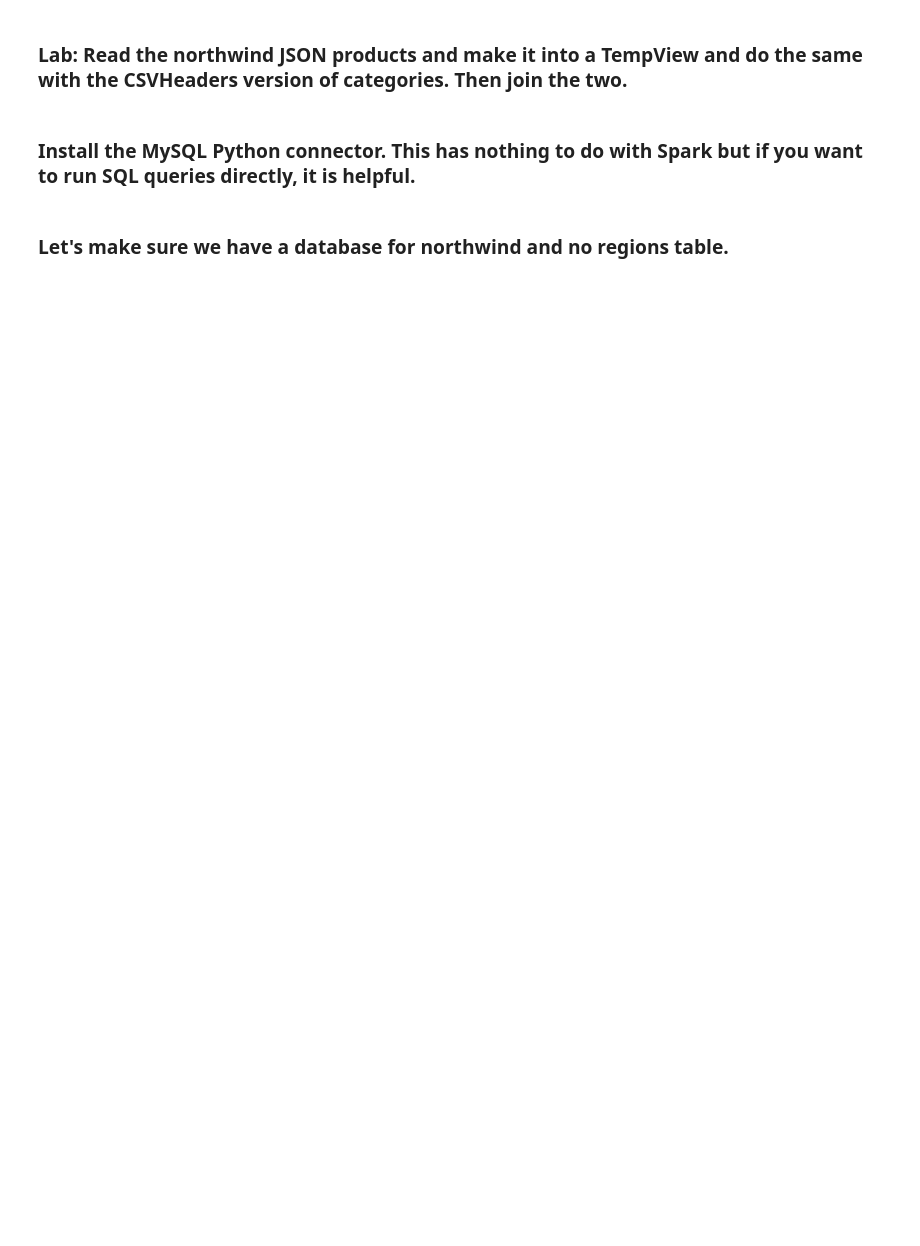
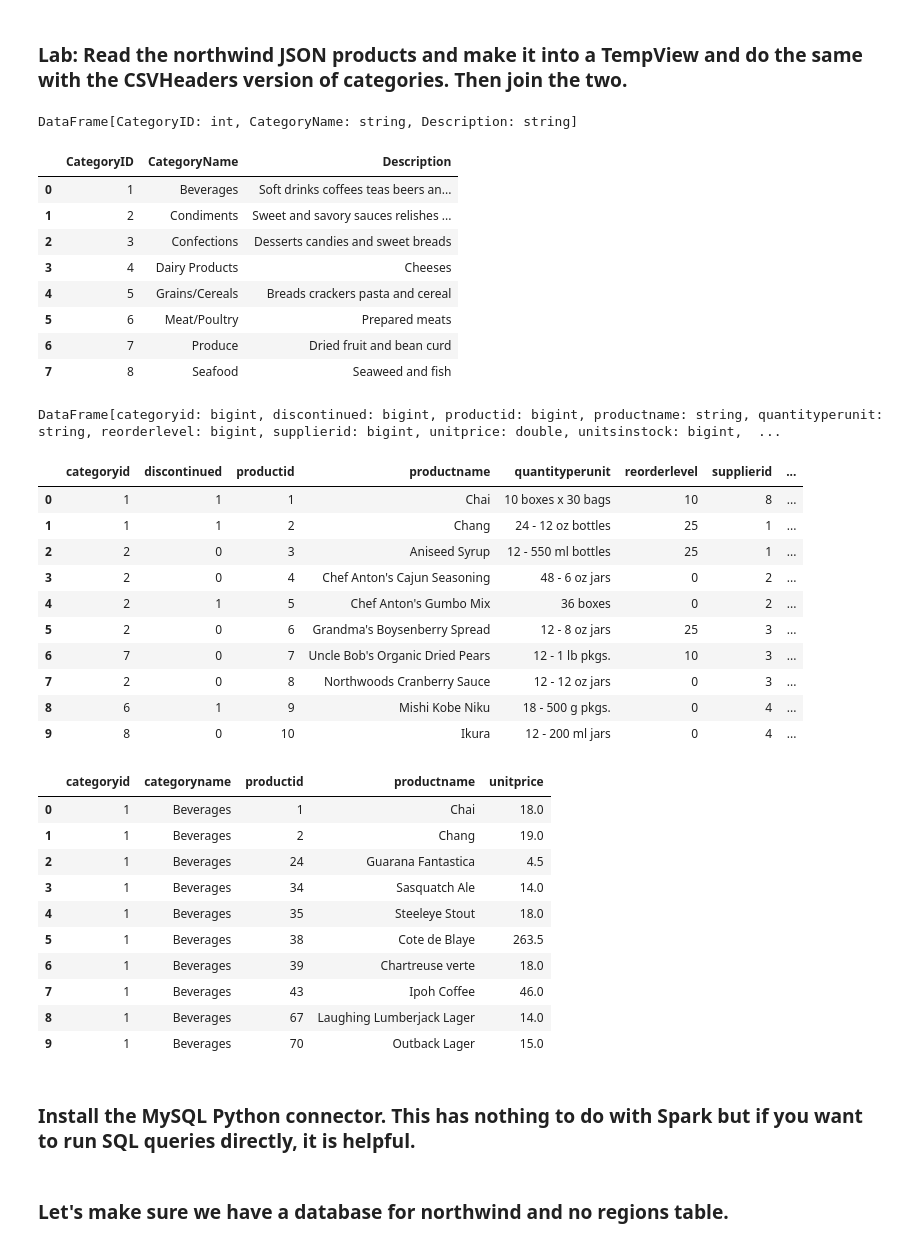
Before and after one commit to roitraining/SparkforDataScientists, a Jupyter notebook: Ch03_SparkSQL.ipynb, the cells around one changed output. Drawn from its saved outputs; the diff is of its cells as text; code cells hidden in the pictures; blank space fills up the shorter version.

```diff
--- a/Ch03_SparkSQL.ipynb
+++ b/Ch03_SparkSQL.ipynb
@@ -66,5 +141,57 @@ tr.show(10)
 # %% [markdown]
 ### Lab: Read the northwind JSON products and make it into a TempView and do the same with the CSVHeaders version of categories. Then join the two.
+# %%
+categories = spark.read.csv(f'{datapath}/northwind/CSVHeaders/categories', header=True, inferSchema = True)
+print(categories)
+display(categories)
+categories.createOrReplaceTempView('categories')
+
+products = spark.read.json(f'{datapath}/northwind/JSON/products')
+print(products)
+display(products)
+products.createOrReplaceTempView('products')
+
+sql = '''
+select c.categoryid, c.categoryname, p.productid, p.productname, p.unitprice
+from products as p
+join categories as c on p.categoryid = c.categoryid
+order by c.categoryid, p.productid
+'''
+display(spark.sql(sql))
+# %% [output]
+DataFrame[CategoryID: int, CategoryName: string, Description: string]
+|  | CategoryID | CategoryName | Description |
+| 0 | 1 | Beverages | Soft drinks coffees teas beers an... |
+| 1 | 2 | Condiments | Sweet and savory sauces relishes ... |
+| 2 | 3 | Confections | Desserts candies and sweet breads |
+| 3 | 4 | Dairy Products | Cheeses |
+| 4 | 5 | Grains/Cereals | Breads crackers pasta and cereal |
+| 5 | 6 | Meat/Poultry | Prepared meats |
+| 6 | 7 | Produce | Dried fruit and bean curd |
+| 7 | 8 | Seafood | Seaweed and fish |
+DataFrame[categoryid: bigint, discontinued: bigint, productid: bigint, productname: string, quantityperunit: string, reorderlevel: bigint, supplierid: bigint, unitprice: double, unitsinstock: bigint,  ...
+|  | categoryid | discontinued | productid | productname | quantityperunit | reorderlevel | supplierid | ... |
+| 0 | 1 | 1 | 1 | Chai | 10 boxes x 30 bags | 10 | 8 | ... |
+| 1 | 1 | 1 | 2 | Chang | 24 - 12 oz bottles | 25 | 1 | ... |
+| 2 | 2 | 0 | 3 | Aniseed Syrup | 12 - 550 ml bottles | 25 | 1 | ... |
+| 3 | 2 | 0 | 4 | Chef Anton's Cajun Seasoning | 48 - 6 oz jars | 0 | 2 | ... |
+| 4 | 2 | 1 | 5 | Chef Anton's Gumbo Mix | 36 boxes | 0 | 2 | ... |
+| 5 | 2 | 0 | 6 | Grandma's Boysenberry Spread | 12 - 8 oz jars | 25 | 3 | ... |
+| 6 | 7 | 0 | 7 | Uncle Bob's Organic Dried Pears | 12 - 1 lb pkgs. | 10 | 3 | ... |
+| 7 | 2 | 0 | 8 | Northwoods Cranberry Sauce | 12 - 12 oz jars | 0 | 3 | ... |
+| 8 | 6 | 1 | 9 | Mishi Kobe Niku | 18 - 500 g pkgs. | 0 | 4 | ... |
+| 9 | 8 | 0 | 10 | Ikura | 12 - 200 ml jars | 0 | 4 | ... |
+|  | categoryid | categoryname | productid | productname | unitprice |
+| 0 | 1 | Beverages | 1 | Chai | 18.0 |
+| 1 | 1 | Beverages | 2 | Chang | 19.0 |
+| 2 | 1 | Beverages | 24 | Guarana Fantastica | 4.5 |
+| 3 | 1 | Beverages | 34 | Sasquatch Ale | 14.0 |
+| 4 | 1 | Beverages | 35 | Steeleye Stout | 18.0 |
+| 5 | 1 | Beverages | 38 | Cote de Blaye | 263.5 |
+| 6 | 1 | Beverages | 39 | Chartreuse verte | 18.0 |
+| 7 | 1 | Beverages | 43 | Ipoh Coffee | 46.0 |
+| 8 | 1 | Beverages | 67 | Laughing Lumberjack Lager | 14.0 |
+| 9 | 1 | Beverages | 70 | Outback Lager | 15.0 |
 # %% [markdown]
 ### Install the MySQL Python connector. This has nothing to do with Spark but if you want to run SQL queries directly, it is helpful.
 # %%
```
Also changed, not shown: parts of 20 cells of this notebook, 10 other files.
